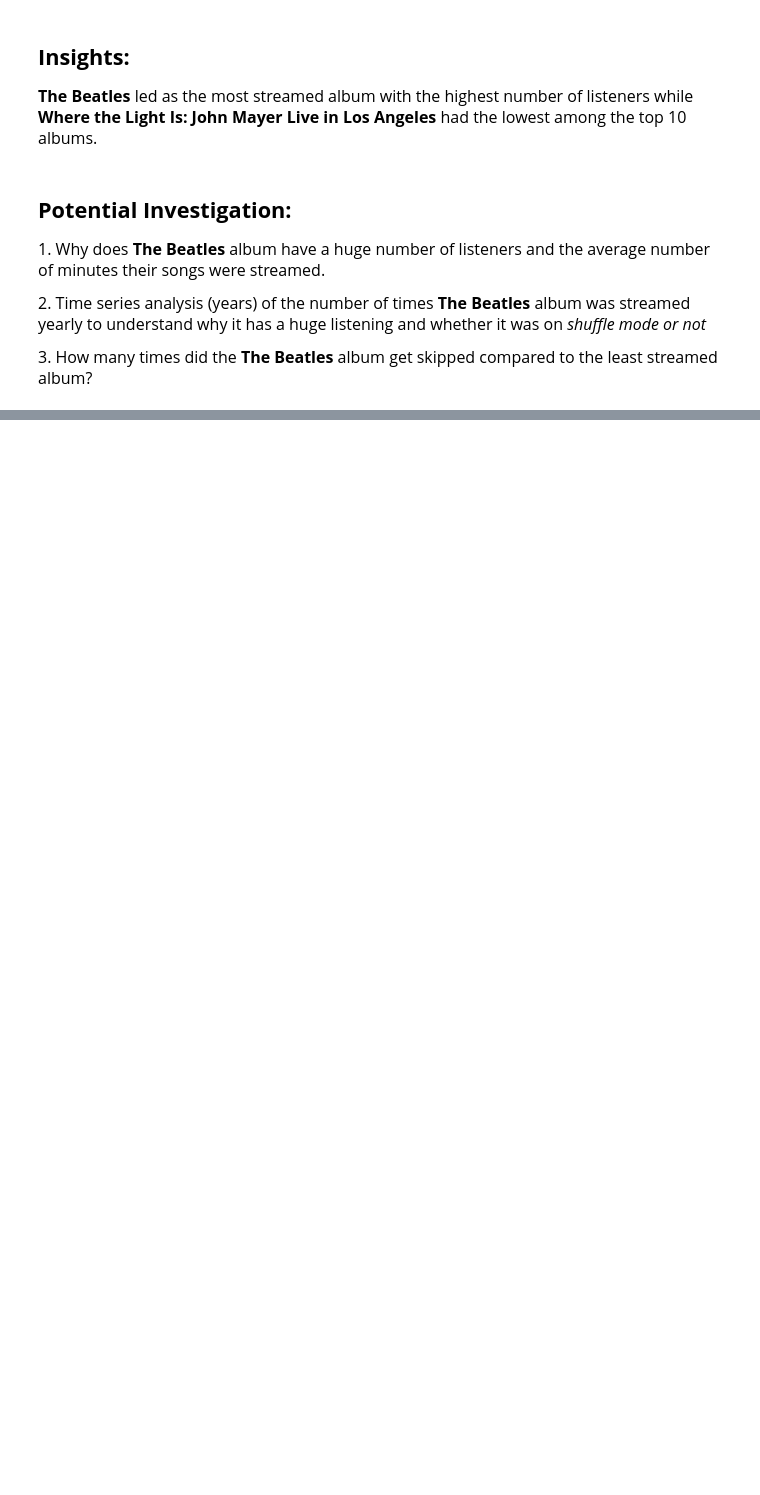
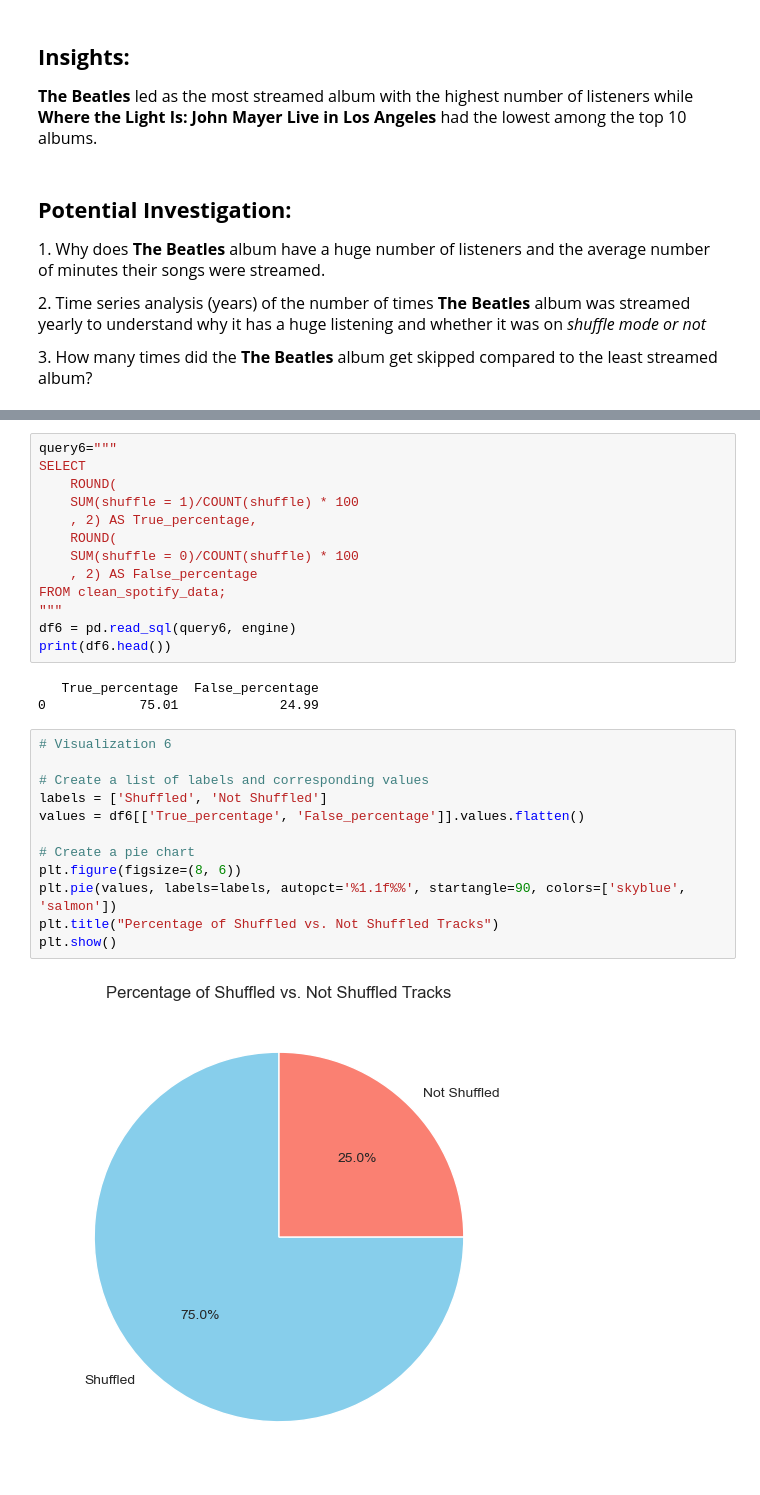
Before and after one commit to Equivocal-Richie/Spotify_Dataset_Analysis, a Jupyter notebook: EDA.ipynb, the cells around one changed output, grey strips where cells are left out. Saved outputs shown, nothing was run; the diff lists cells and outputs as text; blank space fills up the shorter version.

```diff
--- a/EDA.ipynb
+++ b/EDA.ipynb
@@ -321,0 +344,30 @@ print(df5.head())
+# %%
+query6="""
+SELECT
+	ROUND(
+    SUM(shuffle = 1)/COUNT(shuffle) * 100
+    , 2) AS True_percentage,
+    ROUND(
+    SUM(shuffle = 0)/COUNT(shuffle) * 100
+    , 2) AS False_percentage
+FROM clean_spotify_data;
+"""
+df6 = pd.read_sql(query6, engine)
+print(df6.head())
+# %% [output]
+   True_percentage  False_percentage
+0            75.01             24.99
+# %%
+# Visualization 6
+
+# Create a list of labels and corresponding values
+labels = ['Shuffled', 'Not Shuffled']
+values = df6[['True_percentage', 'False_percentage']].values.flatten()
+
+# Create a pie chart
+plt.figure(figsize=(8, 6))
+plt.pie(values, labels=labels, autopct='%1.1f%%', startangle=90, colors=['skyblue', 'salmon'])
+plt.title("Percentage of Shuffled vs. Not Shuffled Tracks")
+plt.show()
+# %% [output]
+[figure, added]
```
Also changed, not shown: parts of 11 cells of this notebook.
